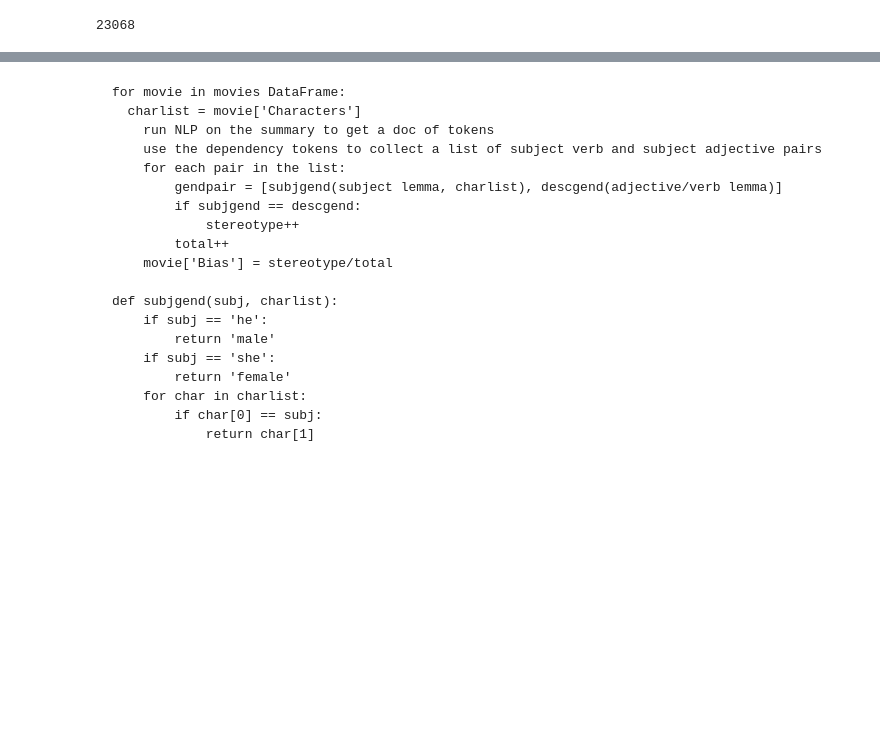
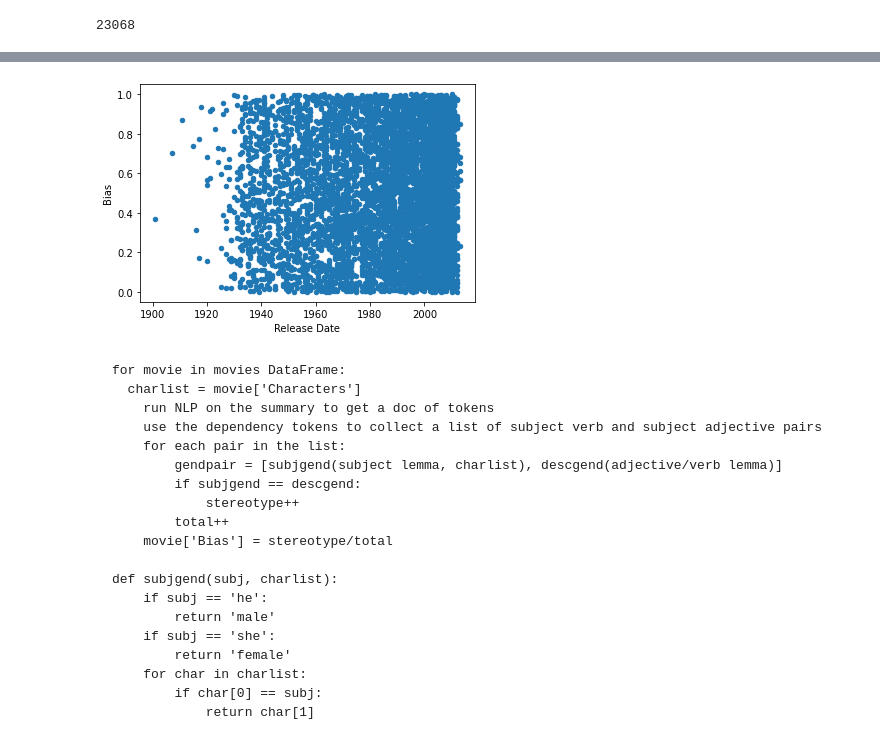
Before and after one commit to rmb176/MovieGenderBias, a Jupyter notebook: Research_Colab_Movie_Analysis.ipynb, the cells around one changed output, grey strips where cells are left out. Cells and saved outputs as stored; diff of their text form; code cells hidden in the pictures; blank space fills up the shorter version.

````diff
--- a/Research_Colab_Movie_Analysis.ipynb
+++ b/Research_Colab_Movie_Analysis.ipynb
@@ -299,0 +296,6 @@ movies.head(10)
+# %%
+movies[['Release Date']] = movies[['Release Date']].astype(str)
+# %%
+movies2 = movies[movies['Release Date'].map(len) == 4]
+movies2[['Release Date']] = movies2[['Release Date']].astype(int)
+len(movies2)
@@ -300,3 +309,9 @@ movies.head(10)
+# %%
+import matplotlib.pyplot as plt
+movies2.plot(x = 'Release Date', y = "Bias", kind="scatter")
+plt.show()
+# %% [output]
+[figure, added]
 # %% [markdown]
 ```
 for movie in movies DataFrame:
````
Also changed, not shown: parts of 5 cells of this notebook.
